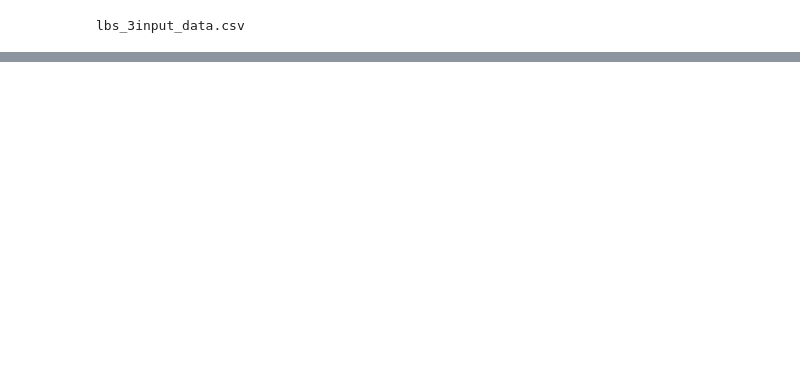
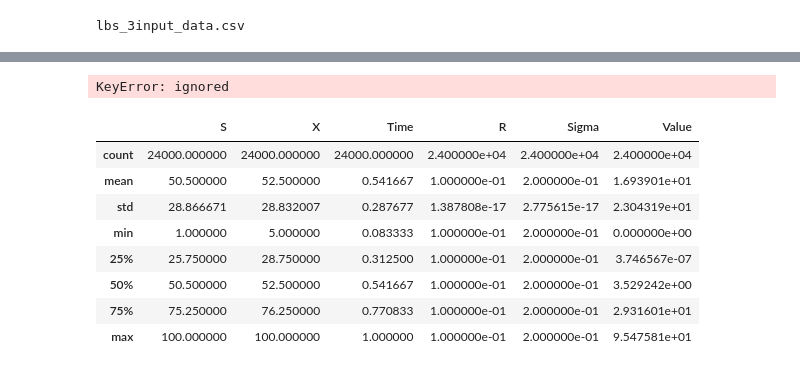
Before and after one commit to dpnolan/learningBlackScholes, a Jupyter notebook: LBS_Neural_Net.ipynb, the cells around one changed output, grey strips where cells are left out. Saved outputs shown, nothing was run; the diff lists cells and outputs as text; code cells hidden in the pictures; blank space fills up the shorter version.

```diff
--- a/LBS_Neural_Net.ipynb
+++ b/LBS_Neural_Net.ipynb
@@ -37,0 +61,4 @@ pd.read_csv('lbs_3input_data.csv')
+# %%
+option_df=option_df.drop(labels='Unnamed: 0',axis=1)
+# %% [output]
+KeyError: ignored
@@ -37,0 +67,12 @@ pd.read_csv('lbs_3input_data.csv')
+# %%
+option_df.describe()
+# %% [output]
+|  | S | X | Time | R | Sigma | Value |
+| count | 24000.000000 | 24000.000000 | 24000.000000 | 2.400000e+04 | 2.400000e+04 | 2.400000e+04 |
+| mean | 50.500000 | 52.500000 | 0.541667 | 1.000000e-01 | 2.000000e-01 | 1.693901e+01 |
+| std | 28.866671 | 28.832007 | 0.287677 | 1.387808e-17 | 2.775615e-17 | 2.304319e+01 |
+| min | 1.000000 | 5.000000 | 0.083333 | 1.000000e-01 | 2.000000e-01 | 0.000000e+00 |
+| 25% | 25.750000 | 28.750000 | 0.312500 | 1.000000e-01 | 2.000000e-01 | 3.746567e-07 |
+| 50% | 50.500000 | 52.500000 | 0.541667 | 1.000000e-01 | 2.000000e-01 | 3.529242e+00 |
+| 75% | 75.250000 | 76.250000 | 0.770833 | 1.000000e-01 | 2.000000e-01 | 2.931601e+01 |
+| max | 100.000000 | 100.000000 | 1.000000 | 1.000000e-01 | 2.000000e-01 | 9.547581e+01 |
```
Also changed, not shown: parts of 38 cells of this notebook.
